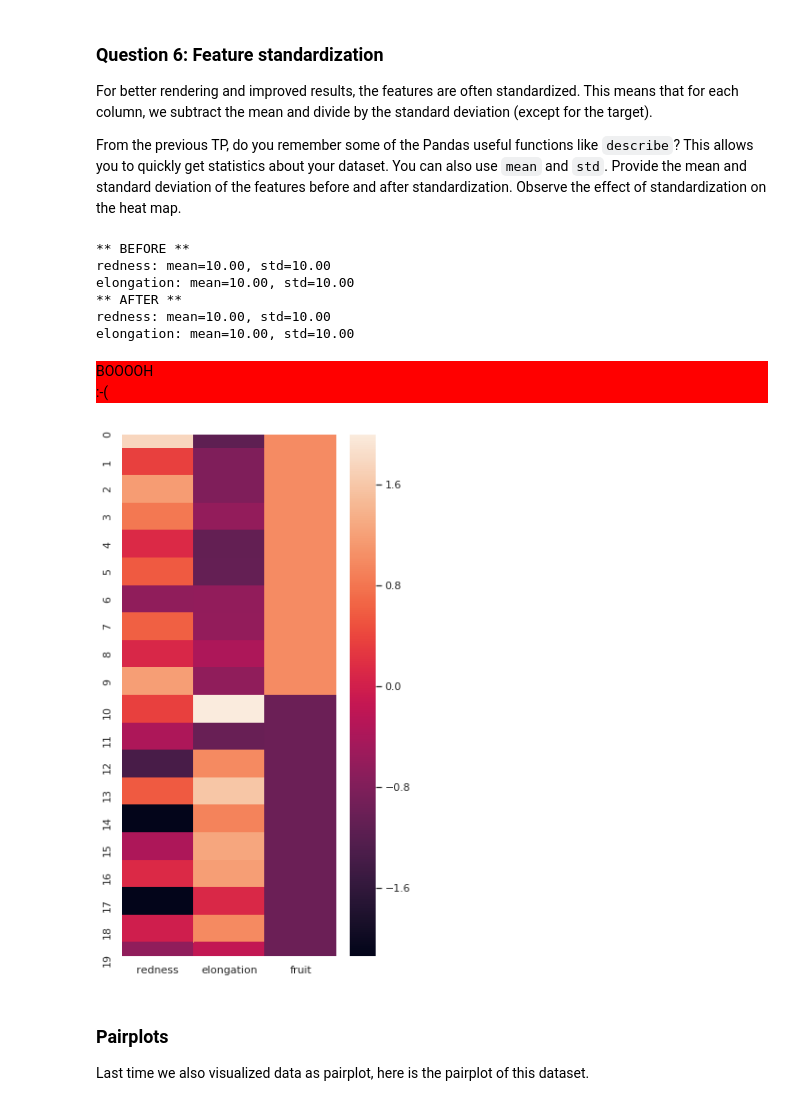
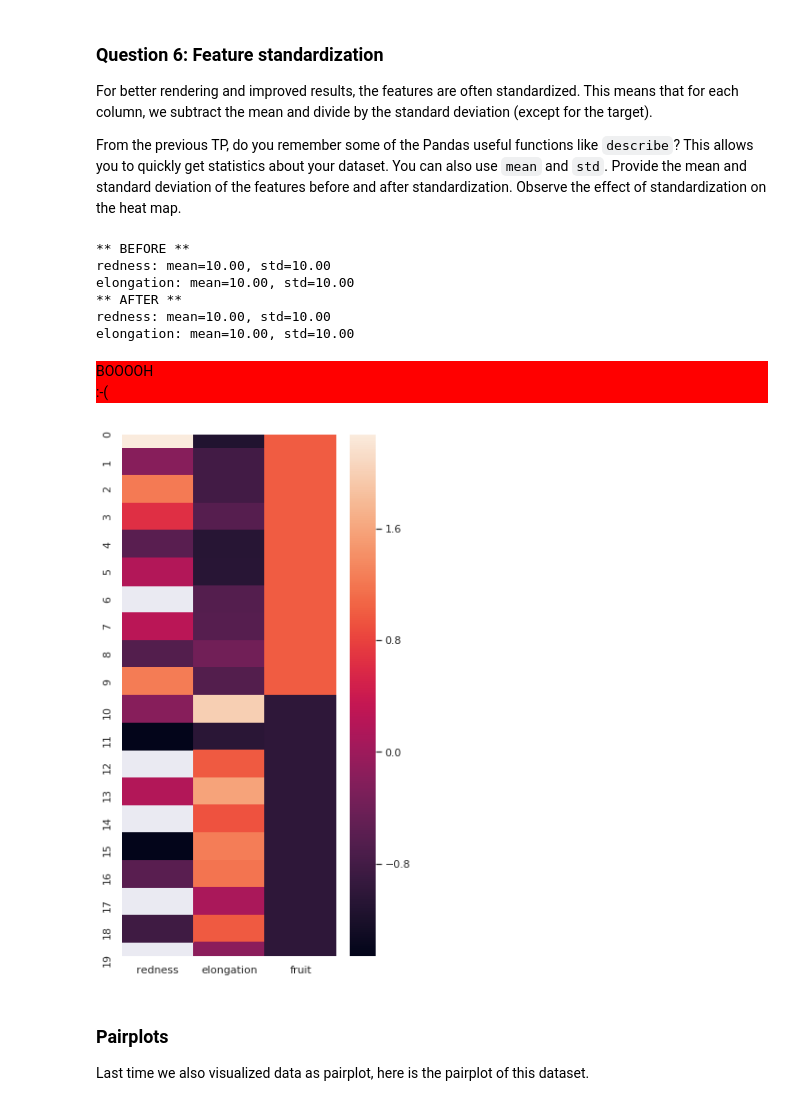
Before and after one commit to circecarletti/info232, a Jupyter notebook: TP1/TP1.ipynb, the cells around one changed output. Cells and saved outputs as stored; diff of their text form; code cells hidden in the pictures.

```diff
--- a/TP1/TP1.ipynb
+++ b/TP1/TP1.ipynb
@@ -168,7 +168,7 @@ Hint: The can be done by selecting the foreground pixels, i.e. those that are no
 ### Answer to question 3
 question = 3
 #on selectionne les cases pour lequel l'intensitée n'est pas maximale (blanc)
-redness = D[V<255]
+redness = D[D>0]
 redness = np.mean(redness)
 
 print(redness)
@@ -239,7 +239,7 @@ def extract_features(M, verbose = True):
     D = R-(G+B)/2
     V = (R+G+B)/3
 
-    redness = D[V<255]
+    redness = D[D>0]
     redness = np.mean(redness)
     if verbose:
         print("redness: {0:f}".format(redness))
@@ -383,35 +405,35 @@ XY = pd.DataFrame(np.append(X, Y, axis=1), columns=['redness', 'elongation', 'fr
 
 # Change this code to make this heatmap look like the one in class
 fig = plt.figure(figsize=(5,10))
 sns.heatmap(XY)
 
 # Put your answers to question 6 here
 redness_mean_before, elongation_mean_before = 10, 10
 redness_std_before, elongation_std_before = 10, 10
-redness_mean_after, elongation_mean_after = 10, 10
+redness_mean_after, elongation_mean_after = z, 10
 redness_std_after, elongation_std_after = 10, 10
 
 print("** BEFORE **")
 print("redness: mean={0:5.2f}, std={1:5.2f}".format(redness_mean_before, redness_std_before))
 print("elongation: mean={0:5.2f}, std={1:5.2f}".format(elongation_mean_before, elongation_std_before))
 print("** AFTER **")
 print("redness: mean={0:5.2f}, std={1:5.2f}".format(redness_mean_after, redness_std_after))
 print("elongation: mean={0:5.2f}, std={1:5.2f}".format(elongation_mean_after, elongation_std_after))
 
 # This is the checker code for question 6, keep it
 answer = redness_mean_before+elongation_mean_before+redness_std_before+elongation_std_before
 answer = answer - (redness_mean_after+elongation_mean_after+redness_std_after+elongation_std_after)
 score += check(answer, question)
 # %% [output]
 ** BEFORE **
 redness: mean=10.00, std=10.00
 elongation: mean=10.00, std=10.00
 ** AFTER **
 redness: mean=10.00, std=10.00
 elongation: mean=10.00, std=10.00
 BOOOOH
 :-(
-[figure, old version]
+[figure, new version]
 # %% [markdown]
 ### Pairplots
 Last time we also visualized data as pairplot, here is the pairplot of this dataset.
```
Also changed, not shown: parts of 5 cells of this notebook.
